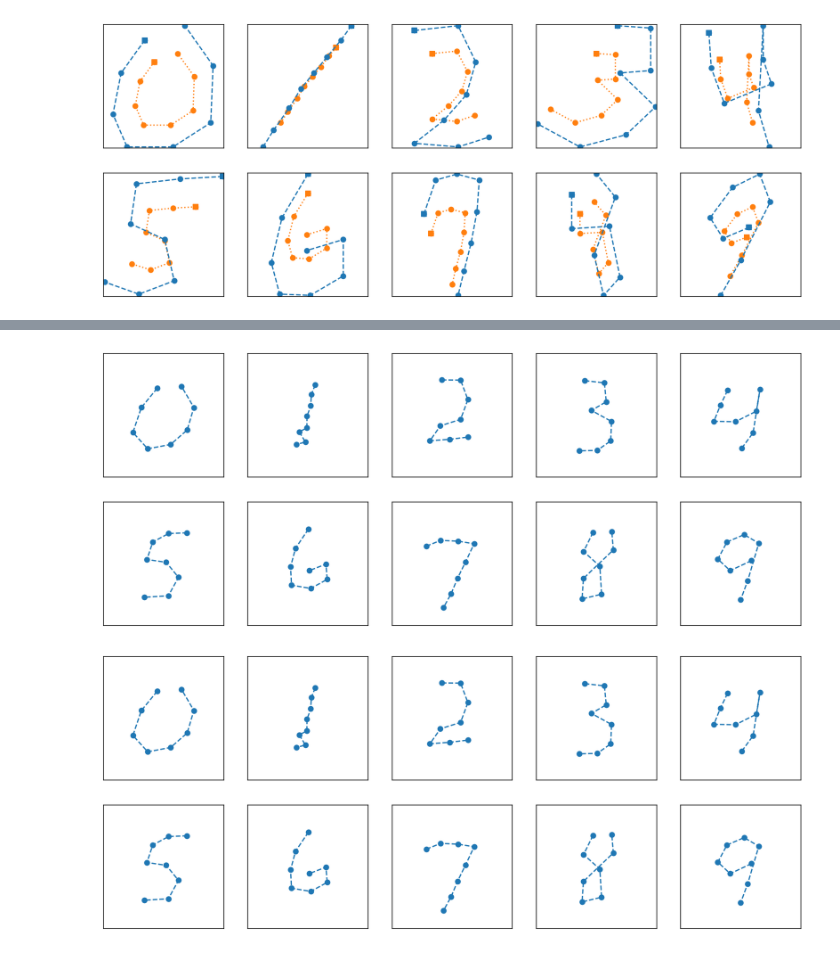
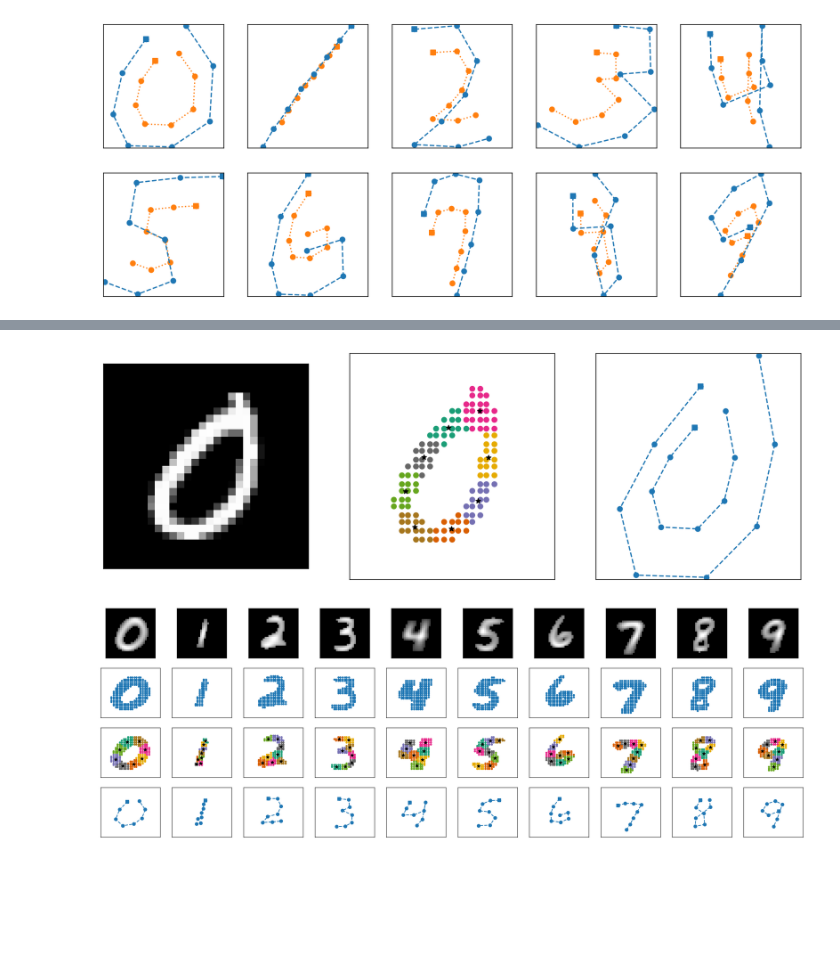
Before and after one commit to abpaudel/pen-digits-classification, a Jupyter notebook: Feature Extraction from MNIST.ipynb, the cells around one changed output, grey strips where cells are left out. Cells and saved outputs as stored; diff of their text form; code cells hidden in the pictures; blank space fills up the shorter version.

```diff
--- a/Feature Extraction from MNIST.ipynb
+++ b/Feature Extraction from MNIST.ipynb
@@ -332,24 +209,6 @@ for j in range(10):
     plot_exfeatures(pts)
 # %% [output]
 [figure]
-# %%
-def get_boundary(coord):
-    xmin = coord[:,0].min()
-    xmax = coord[:,0].max()
-    ymin = coord[:,1].min()
-    ymax = coord[:,1].max()
-    return xmin,ymin,xmax,ymax
-
-def scale(coord):
-    coord=coord.astype('float64')
-    xmin,ymin,xmax,ymax = get_boundary(coord)
-    x_o = (xmax + xmin)/2
-    y_o = (ymax + ymin)/2
-    coord -= [x_o,y_o]
-    sc = 100/max(xmax-xmin, ymax-ymin)
-    coord *= sc
-    coord += 50
-    return coord.astype('int64')
 # %%
 np.random.seed(2)
 r, c = 2, 5
@@ -445,30 +315,34 @@ plot_exfeatures(mnist_pendigits.iloc[indx].drop('label').values.reshape(8,2))
-# %%
-plt.figure(figsize=(15,6))
-for i in range(10):
-    plt.subplot(2,5,i+1)
-    tmplt = centroids[i][order[i]]
-    plt.plot(tmplt[:,0], tmplt[:,1], '--o')
-    plt.xlim((0,100))
-    plt.ylim((0,100))
-    plt.xticks([])
-    plt.yticks([])
-plt.show()
-# %% [output]
-[figure, removed]
+# %%
+indx=0
+np.random.seed(0)
+plt.figure(figsize=(15,5))
+plt.subplot(1,3,1)
+plot_mnist(features.iloc[indx].values)
+pts, kms, xys = feature_extractor(features.iloc[indx].values, label[indx], return_clusters=True)
+plt.subplot(1,3,2)
+plot_clusters(kms, xys)
+plt.subplot(1,3,3)
+plot_exfeatures(pts)
+plot_exfeatures(scale(pts))
+plt.show()
+# %% [output]
+[figure, added]
 # %%
-np.random.seed(18) #3,5,7,10,18*
-samples = {i:allmnist_l[allmnist_l==i].sample(1, replace=False).index for i in range(10)}
+np.random.seed(2)
+
 plt.figure(figsize=(24,8))
 for j in range(10):
-    indx = samples[j][0]
+    img= average_mnist[j]
+    img[img<thld[j]] = 0
     plt.subplot2grid((4,10),(0, j))
-    plot_mnist(allmnist_f.iloc[indx].values)
-    pts, kms, xys = feature_extractor(allmnist_f.iloc[indx].values, allmnist_l[indx], thld_sc=1, return_clusters=True)
+    plot_mnist(img)
+    kms,xys = mnist2clusters(img, pixval_min=thld[j])
     plt.subplot2grid((4,10),(1, j))
     plot_coord(xys,'.')
     plt.subplot2grid((4,10),(2, j))
-    plot_clusters(kms, xys)
+    plot_clusters(kms, xys,'.')
+    tmplt = centroids[j][order[j]]
     plt.subplot2grid((4,10),(3, j))
-    plot_exfeatures(pts)
+    plot_exfeatures(tmplt)
 # %% [output]
-[figure, old version]
+[figure, new version]
```
Also changed, not shown: parts of 23 cells of this notebook, 2 other files.
